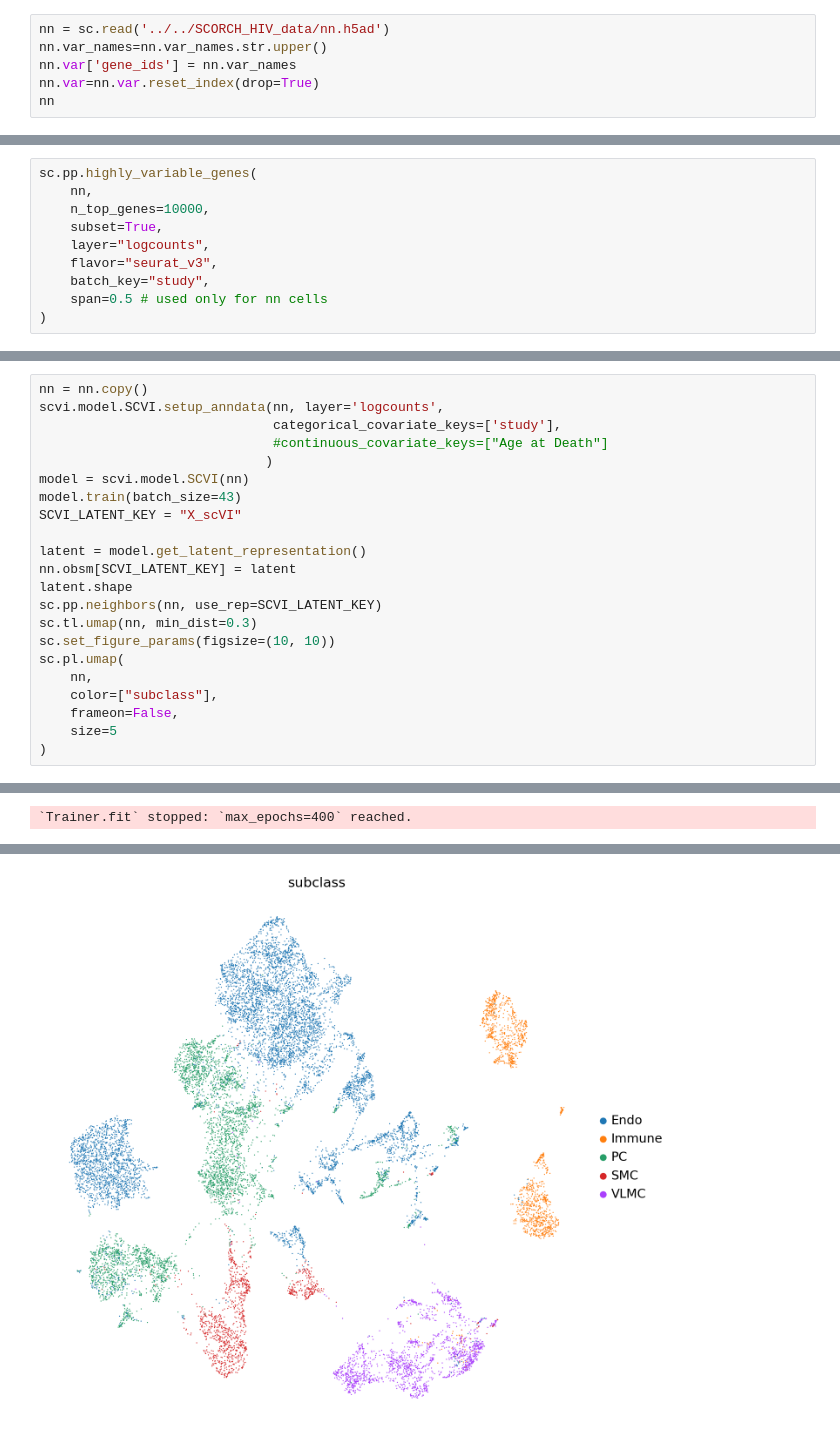
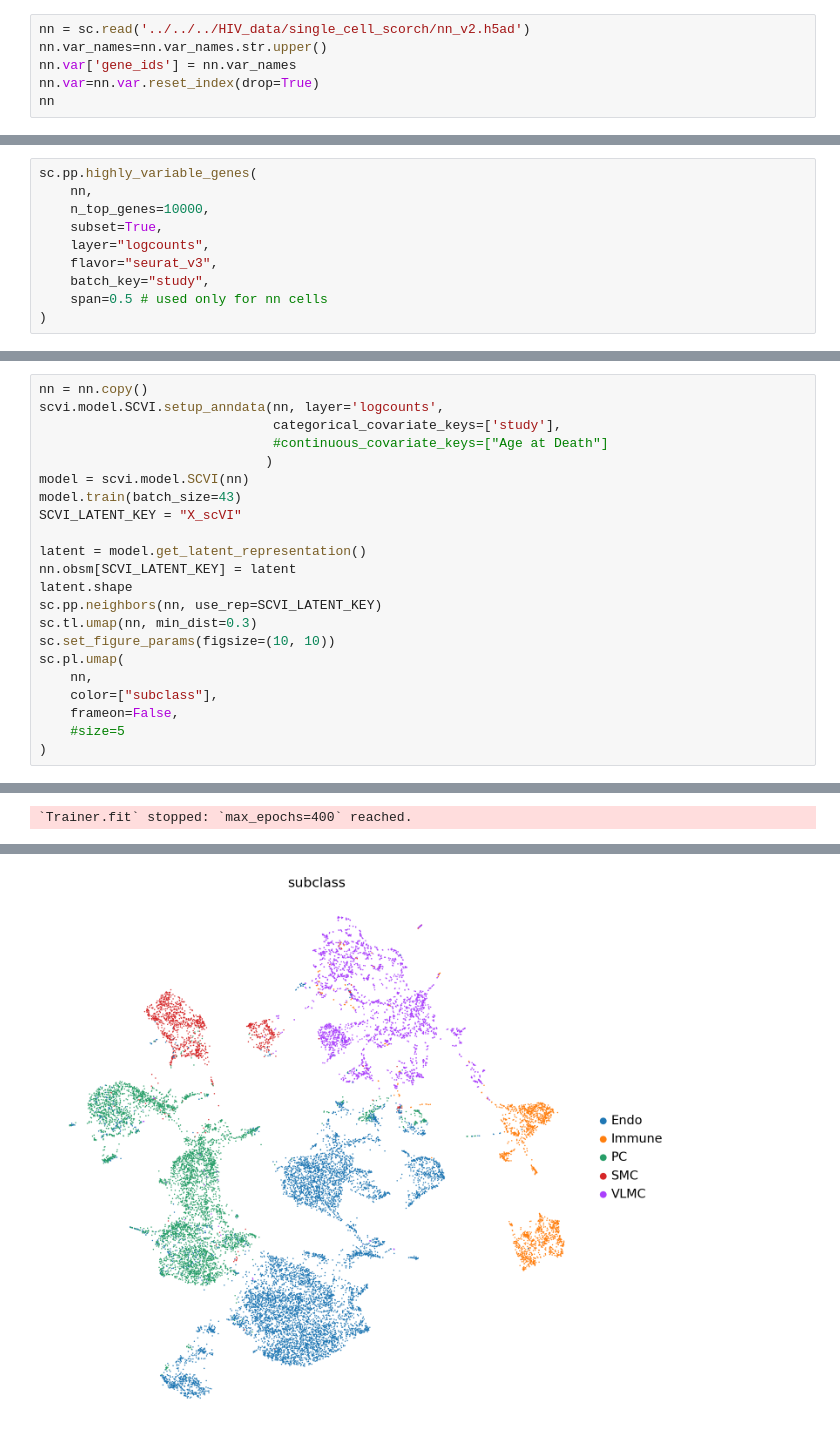
Before and after one commit to aj95b/SCORCH, a Jupyter notebook: data_cleaning/nn.ipynb, the cells around one changed output, grey strips where cells are left out. Saved outputs shown, nothing was run; the diff lists cells and outputs as text.

Commit message:
Add files via upload
Updated with version 2 of SCORCH data

```diff
--- a/data_cleaning/nn.ipynb
+++ b/data_cleaning/nn.ipynb
@@ -49,7 +49,7 @@ clr_scheme = {'Endothelial': '#94af97','VLMC': '#50b2ad','Astro': '#a19922','Mic
               'Lamp5': '#7044aa','Chandelier': '#374a45','Pax6': '#8d6c62','SstChodl': '#53776c','Sst': '#d93137','Vip': '#00e5e5','Sncg': '#5100ff',
               'Lamp5Lhx6': '#f641a8','Pvalb': '#ff9900'}
 # %%
-nn = sc.read('../../SCORCH_HIV_data/nn.h5ad')
+nn = sc.read('../../../HIV_data/single_cell_scorch/nn_v2.h5ad')
 nn.var_names=nn.var_names.str.upper()
 nn.var['gene_ids'] = nn.var_names
 nn.var=nn.var.reset_index(drop=True)
@@ -180,6 +193,6 @@ sc.pl.umap(
     nn,
     color=["subclass"],
     frameon=False,
-    size=5
+    #size=5
 )
 # %% [output]
@@ -195,5 +209,5 @@ HPU available: False, using: 0 HPUs
 ... storing 'doublet' as categorical
-[figure, old version]
+[figure, new version]
 # %%
 sc.pl.umap(
     nn,
```
Also changed, not shown: parts of 15 cells of this notebook.
